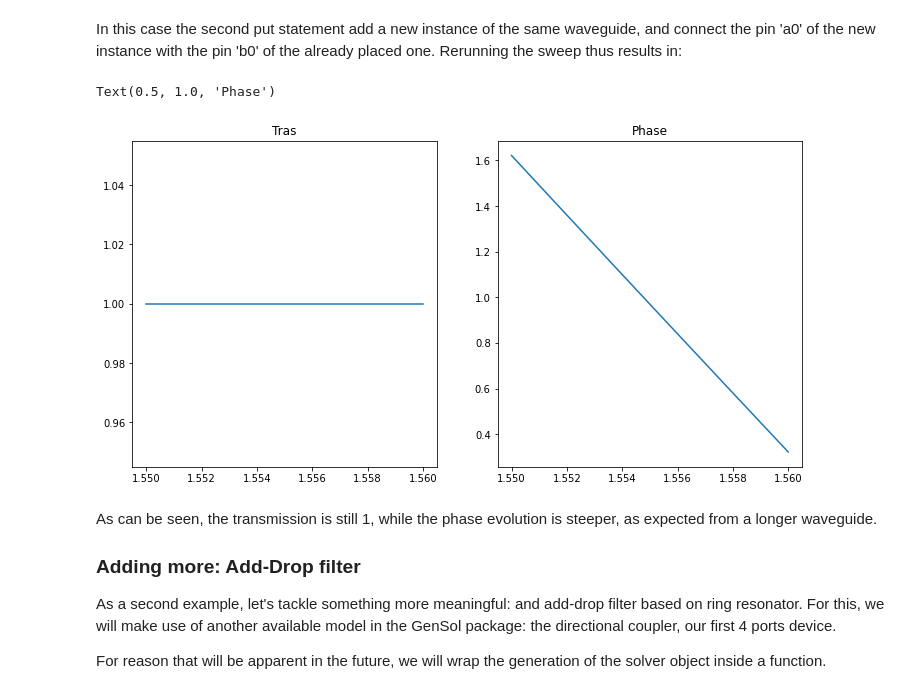
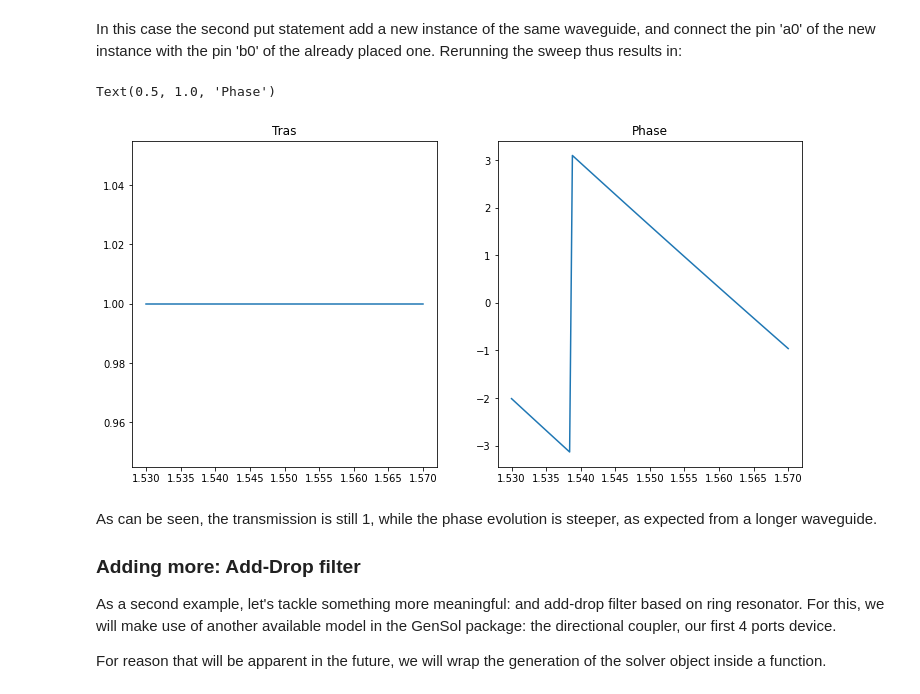
Before and after one commit to mpasson/lekkersim, a Jupyter notebook: jupiter/GenSol_intro.ipynb, the cells around one changed output. Saved outputs shown, nothing was run; the diff lists cells and outputs as text; code cells hidden in the pictures.

```diff
--- a/jupiter/GenSol_intro.ipynb
+++ b/jupiter/GenSol_intro.ipynb
@@ -40,7 +40,7 @@ A more complete simulation could involve a wavelength sweep. This has to be done
 import numpy as np
 import matplotlib.pyplot as plt
 
-wl_list=np.linspace(1.55,1.56,101)
+wl_list=np.linspace(1.53,1.57,101)
 Tlist, Plist = [], []
 for wl in wl_list:
     MOD=mainsol.solve(wl=wl)
@@ -79,21 +79,20 @@ Free pins of solver:       <solver.sol.Solver object at 0x...>)
 In this case the second put statement add a new instance of the same waveguide, and connect the pin 'a0' of the new instance with the pin 'b0' of the already placed one.
 Rerunning the sweep thus results in:
 # %%
-wl_list=np.linspace(1.55,1.56,101)
 Tlist, Plist = [], []
 for wl in wl_list:
     MOD=mainsol.solve(wl=wl)
     Tlist.append(MOD.get_T('a0','b0'))
     Plist.append(MOD.get_PH('a0','b0'))
 
 fig, (ax1, ax2) = plt.subplots(1, 2, figsize=[12.0, 6.0])
 ax1.plot(wl_list, Tlist)
 ax1.set_title('Tras')
 ax2.plot(wl_list, Plist)
 ax2.set_title('Phase')
 # %% [output]
 Text(0.5, 1.0, 'Phase')
-[figure, old version]
+[figure, new version]
 # %% [markdown]
 As can be seen, the transmission is still 1, while the phase evolution is steeper, as expected from a longer waveguide.
 
```
Also changed, not shown: parts of 15 cells of this notebook, 4 other files.
